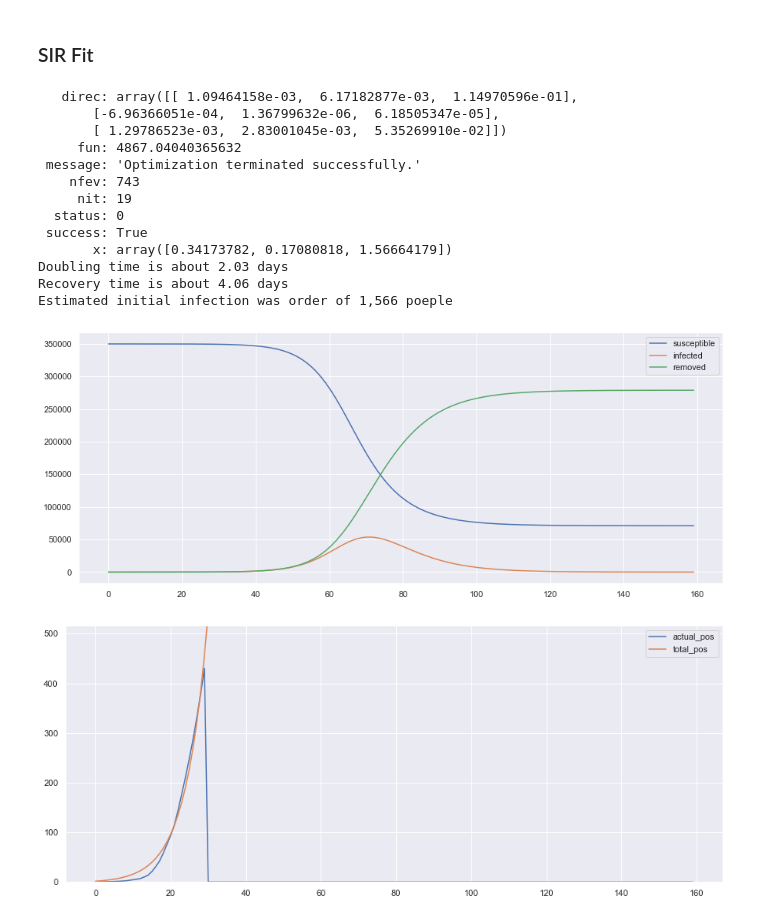
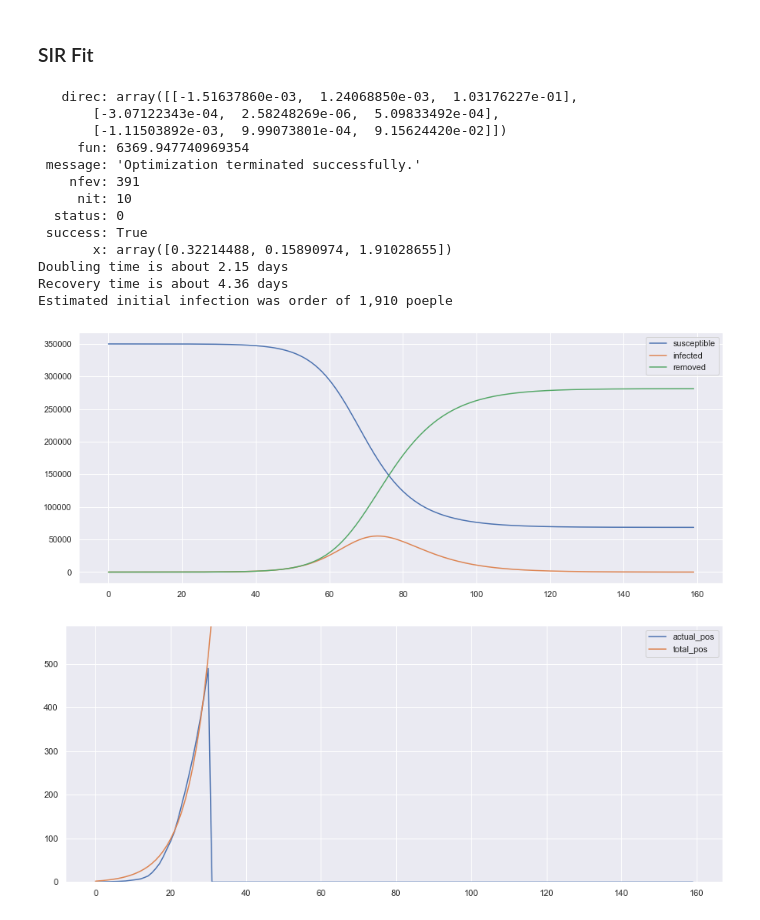
Before and after one commit to DrSkippy/2020covid19, a Jupyter notebook: SIR Fits.ipynb, the cells around one changed output. Drawn from its saved outputs; the diff is of its cells as text; code cells hidden in the pictures.

```diff
--- a/SIR Fits.ipynb
+++ b/SIR Fits.ipynb
@@ -63,26 +69,26 @@ dfq.head()
 ### SIR Fit
 # %%
 N=350000
-R0=0
-x0 = (0.3896, 0.08149, 0.1)
+x0 = (0.33989521, 0.14846294, 1.09806025)
 c = dfq.actual_pos.values
-beta, gamma, I0 = SIRFitter(c, N, x0)
+sf = SIR()
+beta, gamma, I0 = sf.SIRFitter(c, N, x0)
 print("Doubling time is about {:.2f} days".format(np.log(2)/beta))
 print("Recovery time is about {:.2f} days".format(np.log(2)/gamma))
 print("Estimated initial infection was order of {:,} poeple".format(int(1000*I0)))
 # %% [output]
-   direc: array([[ 1.09464158e-03,  6.17182877e-03,  1.14970596e-01],
-       [-6.96366051e-04,  1.36799632e-06,  6.18505347e-05],
-       [ 1.29786523e-03,  2.83001045e-03,  5.35269910e-02]])
-     fun: 4867.04040365632
+   direc: array([[-1.51637860e-03,  1.24068850e-03,  1.03176227e-01],
+       [-3.07122343e-04,  2.58248269e-06,  5.09833492e-04],
+       [-1.11503892e-03,  9.99073801e-04,  9.15624420e-02]])
+     fun: 6369.947740969354
  message: 'Optimization terminated successfully.'
-    nfev: 743
-     nit: 19
+    nfev: 391
+     nit: 10
   status: 0
  success: True
-       x: array([0.34173782, 0.17080818, 1.56664179])
-Doubling time is about 2.03 days
-Recovery time is about 4.06 days
-Estimated initial infection was order of 1,566 poeple
+       x: array([0.32214488, 0.15890974, 1.91028655])
+Doubling time is about 2.15 days
+Recovery time is about 4.36 days
+Estimated initial infection was order of 1,910 poeple
-[figure, old version]
+[figure, new version]
-[figure, old version]
+[figure, new version]
```
Also changed, not shown: parts of 8 cells of this notebook, 1 other file.
